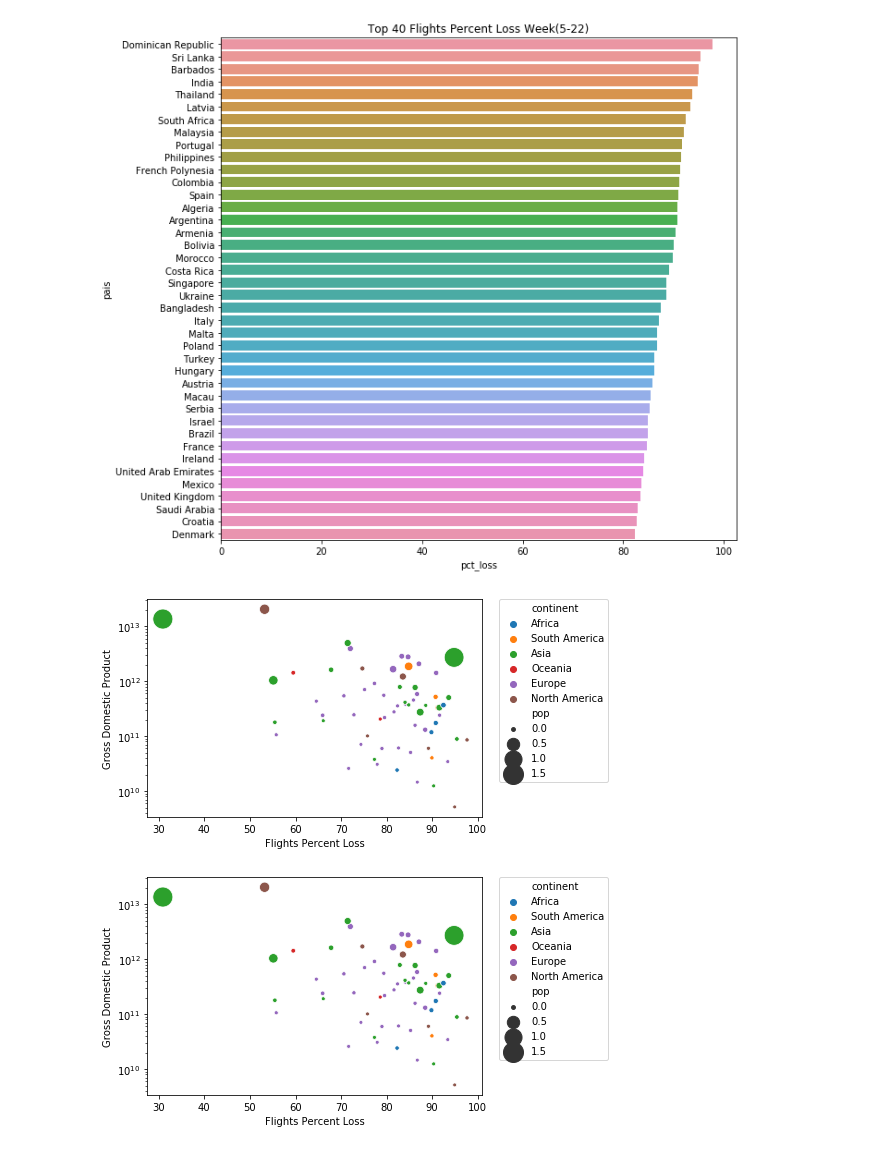
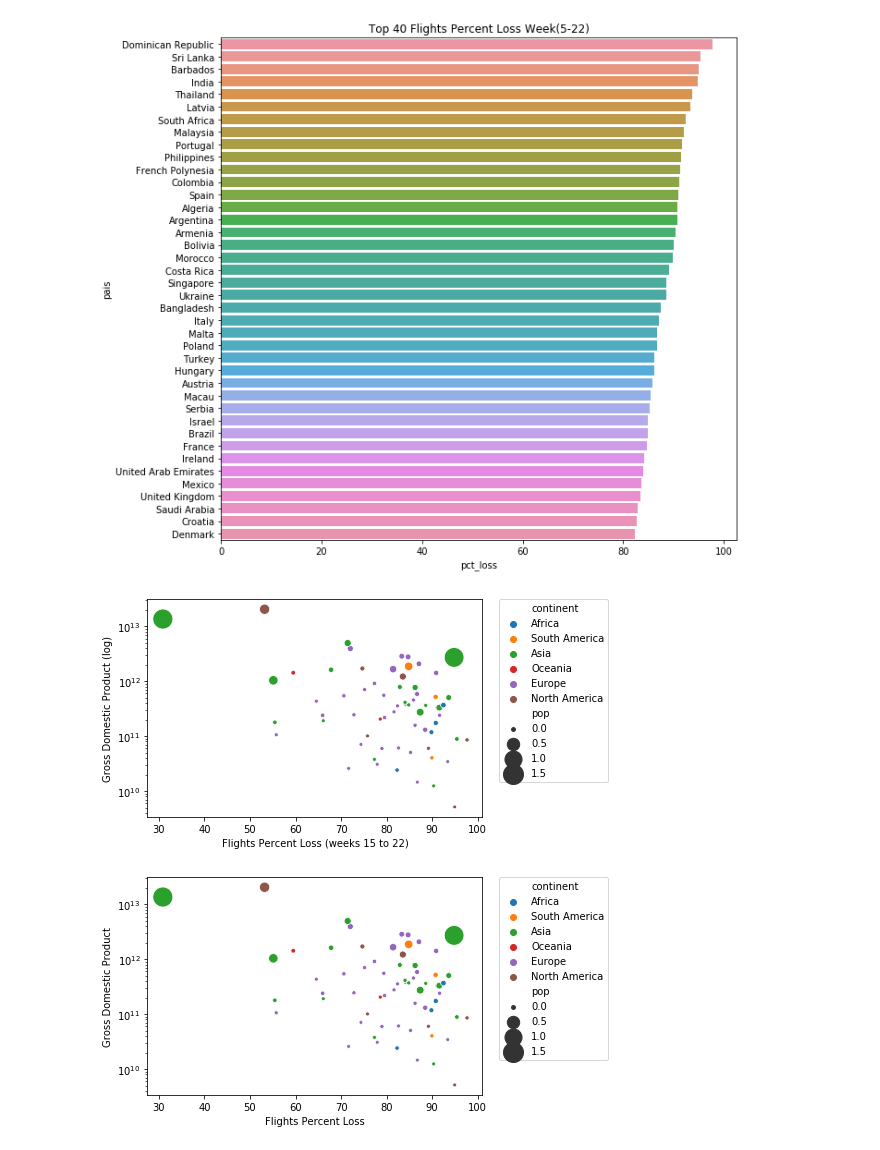
Before and after one commit to paulagiovanna/IC---Covid19-Random-Walk, a Jupyter notebook: flights_pct_loss_analysis.ipynb, the cells around one changed output. Saved outputs shown, nothing was run; the diff lists cells and outputs as text; code cells hidden in the pictures.

```diff
--- a/flights_pct_loss_analysis.ipynb
+++ b/flights_pct_loss_analysis.ipynb
@@ -291,16 +291,16 @@ plt.show()
 # %%
 def scatter_func(data, x, y, hue, title, x_label, y_label):
     ax = sns.scatterplot(x = x, y = y, hue = hue, size='pop', sizes=(15, 400), data=data)
     ax.set(xlabel = x_label, ylabel = y_label)
     ax.set(yscale="log")
     plt.legend(bbox_to_anchor=(1.05, 1), loc=2, borderaxespad=0.)
     #plt.title(title)
     plt.savefig("img/scatter-allweks.svg", format="svg")
     plt.show()
 
-scatter_func(df, 'pct_loss', 'gdp', 'continent', 'Flights Percent Loss vs GDP (Week 5-22)', 'Flights Percent Loss', 'Gross Domestic Product')
+scatter_func(df, 'pct_loss', 'gdp', 'continent', 'Flights Percent Loss vs GDP (Week 5-22)', 'Flights Percent Loss (weeks 15 to 22)', 'Gross Domestic Product (log)')
 # %% [output]
-[figure, old version]
+[figure, new version]
 # %%
 scatter_func(df, 'pct_loss', 'gdp', 'continent', 'Flights Percent Loss vs GDP (Week 5-22)', 'Flights Percent Loss', 'Gross Domestic Product')
 # %% [output]
```
Also changed, not shown: 9 other files.
